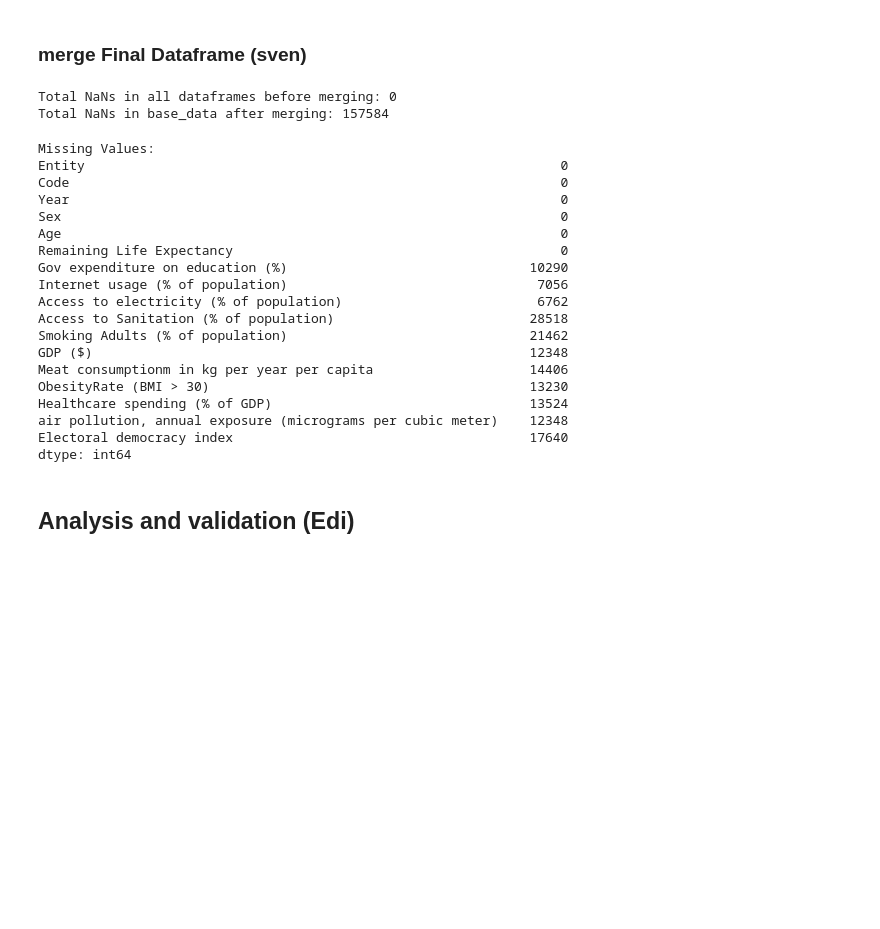
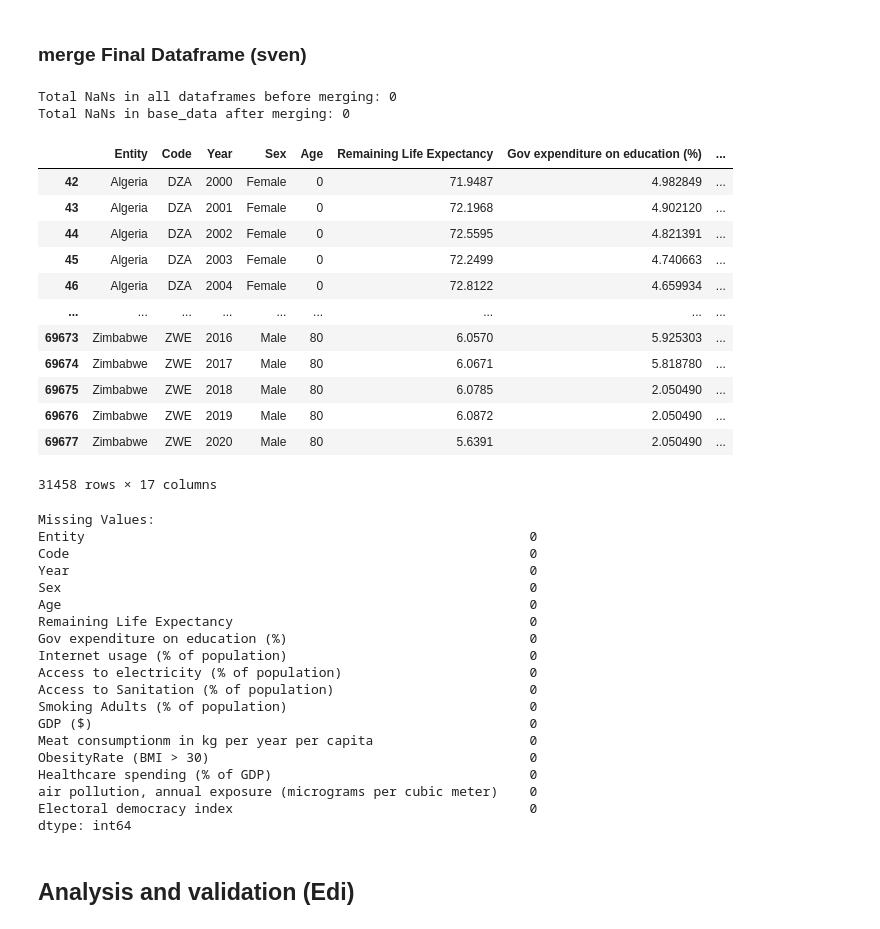
Before and after one commit to HarisFetic/Lebenserwartungs-Rechner-Projekt, a Jupyter notebook: sven/final.ipynb, the cells around one changed output. Saved outputs shown, nothing was run; the diff lists cells and outputs as text; code cells hidden in the pictures; blank space fills up the shorter version.

```diff
--- a/sven/final.ipynb
+++ b/sven/final.ipynb
@@ -1234,7 +1234,7 @@ Zimbabwe: 0 NaNs filled with median
 ### merge Final Dataframe (sven)
 # %%
 # Load base data (filtered_data from 2000 to 2020)
-base_data = pd.read_csv('filtered_data-2000_2020.csv')
+final_df = pd.read_csv('filtered_data-2000_2020.csv')
 
 
 # Assuming all full_data_* dataframes are already loaded in your environment
@@ -1243,63 +1243,80 @@ dataframes_to_merge = [
     full_data_internet_usage_2000_2020,
     full_data_electricity_access_2000_2020,
     full_data_sanitation_2000_2020,
     full_data_smoking_2000_2020,
     full_data_gdp_2000_2020,
     full_data_meat_supply_2000_2020,
     full_data_obesity_2000_2020,
     full_data_public_healthcare_2000_2020,
     full_data_pm25_2000_2020,
     full_data_democracy_index_2000_2020
 ]
 
 # Count NaNs for debugging
-nan_count_before = base_data.isnull().sum().sum()
+nan_count_before = final_df.isnull().sum().sum()
 for df in dataframes_to_merge:
     nan_count_before += df.isnull().sum().sum()
 
 # Merge each dataframe with base_data
 for df in dataframes_to_merge:
-    base_data = base_data.merge(df, on=['Entity', 'Year'], how='left', suffixes=('', '_extra'))
+    final_df = final_df.merge(df, on=['Entity', 'Year'], how='left', suffixes=('', '_extra'))
 
 # Drop columns that were created due to overlapping names and are not needed
-columns_to_drop = [col for col in base_data.columns if '_extra' in col]
-base_data.drop(columns=columns_to_drop, inplace=True)
+columns_to_drop = [col for col in final_df.columns if '_extra' in col]
+final_df.drop(columns=columns_to_drop, inplace=True)
+
+# Drop NAN for missing coutntry
+final_df.dropna(inplace=True)
 
 # Count NaNs after merging for debugging
-nan_count_after = base_data.isnull().sum().sum()
+nan_count_after = final_df.isnull().sum().sum()
 
 # Save the final merged dataframe
-base_data.to_csv('final_merged_data.csv', index=False)
+final_df.to_csv('final_merged_data.csv', index=False)
 
 # Debugging Information
 print(f"Total NaNs in all dataframes before merging: {nan_count_before}")
 print(f"Total NaNs in base_data after merging: {nan_count_after}")
+final_df
 # %% [output]
 Total NaNs in all dataframes before merging: 0
-Total NaNs in base_data after merging: 157584
+Total NaNs in base_data after merging: 0
+|  | Entity | Code | Year | Sex | Age | Remaining Life Expectancy | Gov expenditure on education (%) | ... |
+| 42 | Algeria | DZA | 2000 | Female | 0 | 71.9487 | 4.982849 | ... |
+| 43 | Algeria | DZA | 2001 | Female | 0 | 72.1968 | 4.902120 | ... |
+| 44 | Algeria | DZA | 2002 | Female | 0 | 72.5595 | 4.821391 | ... |
+| 45 | Algeria | DZA | 2003 | Female | 0 | 72.2499 | 4.740663 | ... |
+| 46 | Algeria | DZA | 2004 | Female | 0 | 72.8122 | 4.659934 | ... |
+| ... | ... | ... | ... | ... | ... | ... | ... | ... |
+| 69673 | Zimbabwe | ZWE | 2016 | Male | 80 | 6.0570 | 5.925303 | ... |
+| 69674 | Zimbabwe | ZWE | 2017 | Male | 80 | 6.0671 | 5.818780 | ... |
+| 69675 | Zimbabwe | ZWE | 2018 | Male | 80 | 6.0785 | 2.050490 | ... |
+| 69676 | Zimbabwe | ZWE | 2019 | Male | 80 | 6.0872 | 2.050490 | ... |
+| 69677 | Zimbabwe | ZWE | 2020 | Male | 80 | 5.6391 | 2.050490 | ... |
+31458 rows × 17 columns
 # %%
 print("\nMissing Values:")
-missing_values = full_merged_data.isnull().sum()
+missing_values = final_df.isnull().sum()
 print(missing_values)
 # %% [output]
 Missing Values:
-Entity                                                             0
-Code                                                               0
-Year                                                               0
-Sex                                                                0
-Age                                                                0
-Remaining Life Expectancy                                          0
-Gov expenditure on education (%)                               10290
-Internet usage (% of population)                                7056
-Access to electricity (% of population)                         6762
-Access to Sanitation (% of population)                         28518
-Smoking Adults (% of population)                               21462
-GDP ($)                                                        12348
-Meat consumptionm in kg per year per capita                    14406
-ObesityRate (BMI > 30)                                         13230
-Healthcare spending (% of GDP)                                 13524
-air pollution, annual exposure (micrograms per cubic meter)    12348
-Electoral democracy index                                      17640
+Entity                                                         0
+Code                                                           0
+Year                                                           0
+Sex                                                            0
+Age                                                            0
+Remaining Life Expectancy                                      0
+Gov expenditure on education (%)                               0
+Internet usage (% of population)                               0
+Access to electricity (% of population)                        0
+Access to Sanitation (% of population)                         0
+Smoking Adults (% of population)                               0
+GDP ($)                                                        0
+Meat consumptionm in kg per year per capita                    0
+ObesityRate (BMI > 30)                                         0
+Healthcare spending (% of GDP)                                 0
+air pollution, annual exposure (micrograms per cubic meter)    0
+Electoral democracy index                                      0
 dtype: int64
 # %% [markdown]
 ## Analysis and validation (Edi)
```
Also changed, not shown: parts of 11 cells of this notebook, 2 other files.
